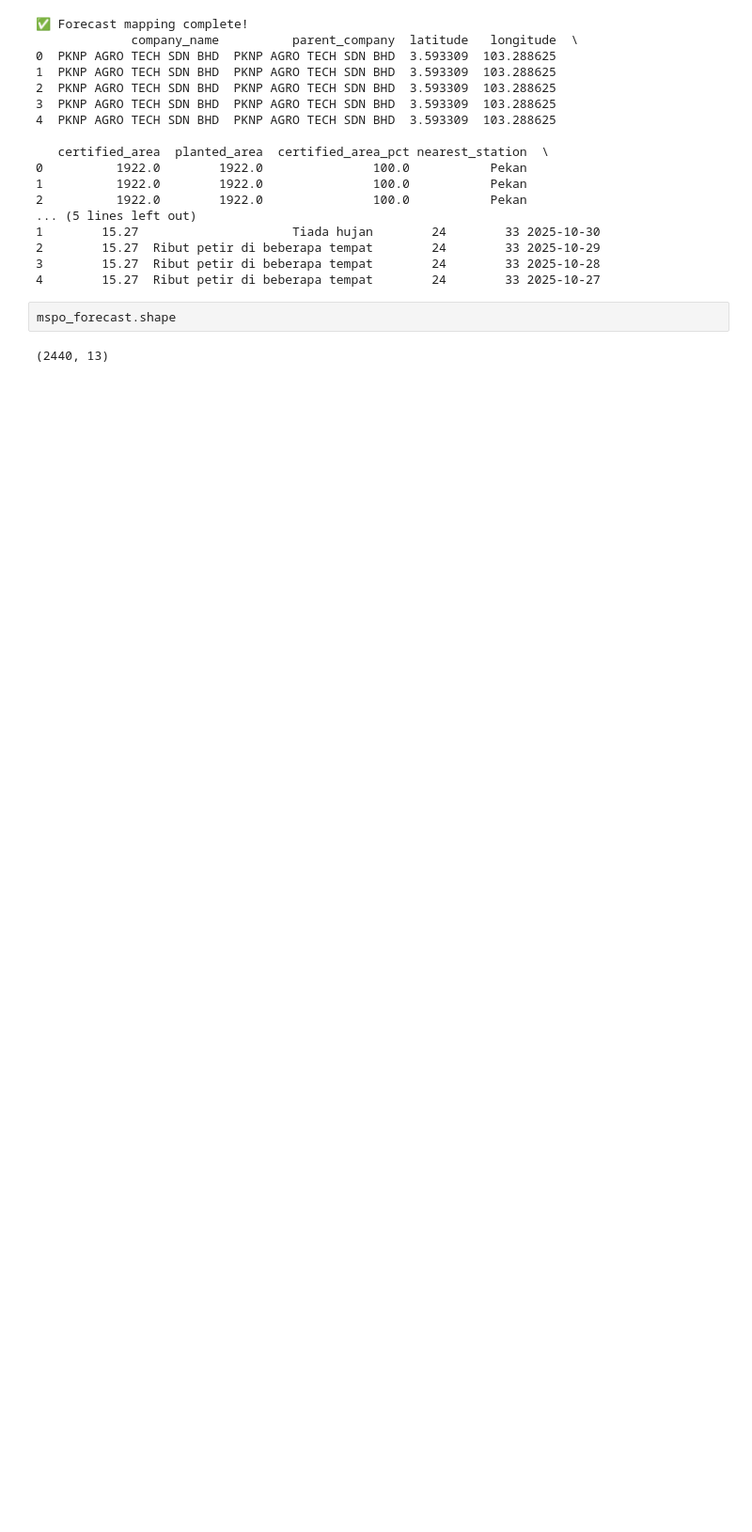
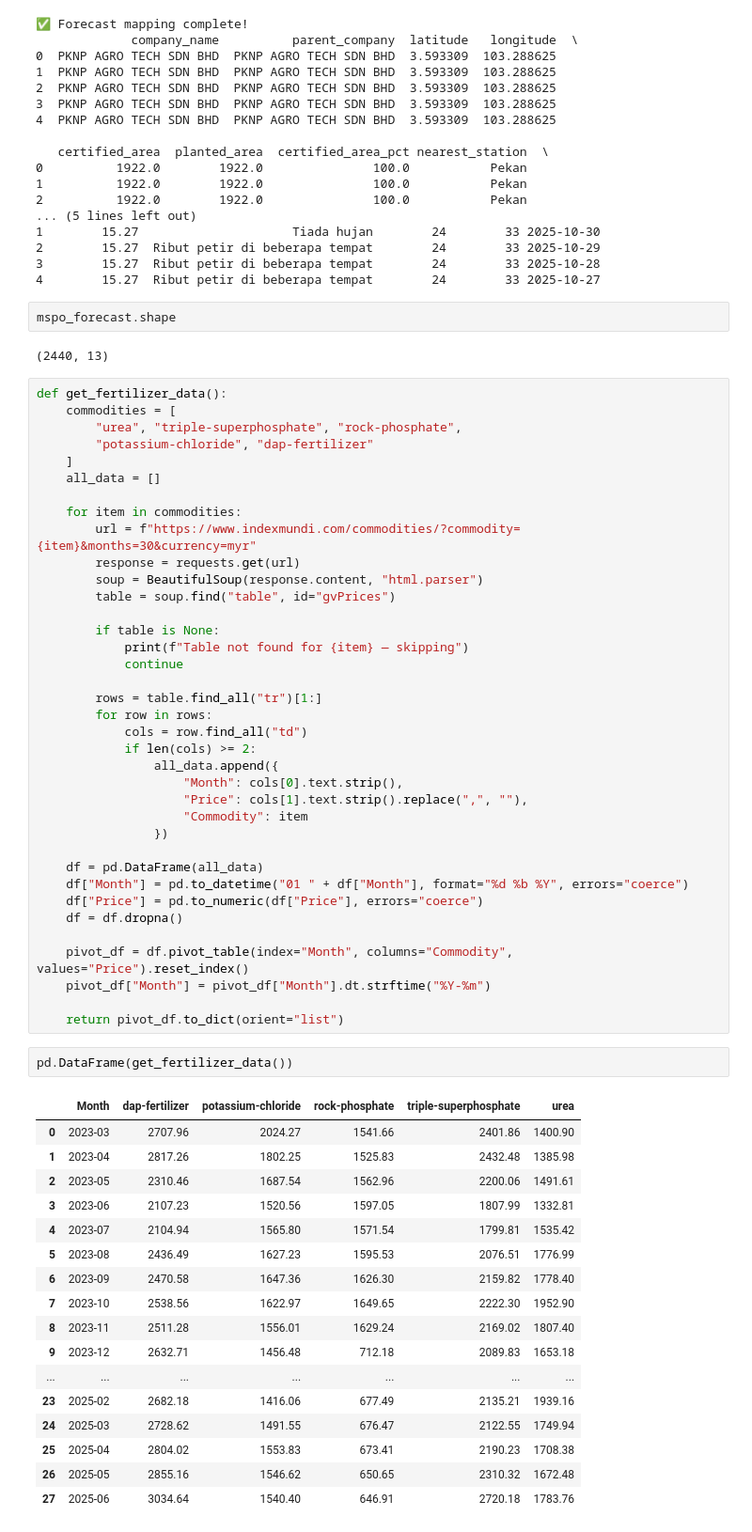
Before and after one commit to derrickgzq/bursa-palmai-v3, a Jupyter notebook: backend/test.ipynb, the cells around one changed output. Shown: that part at 94% size. Drawn from its saved outputs; the diff is of its cells as text; blank space fills up the shorter version.

```diff
--- a/backend/test.ipynb
+++ b/backend/test.ipynb
@@ -359,3 +361,60 @@ print(mspo_forecast.head())
 mspo_forecast.shape
 # %% [output]
 (2440, 13)
+# %%
+def get_fertilizer_data():
+    commodities = [
+        "urea", "triple-superphosphate", "rock-phosphate",
+        "potassium-chloride", "dap-fertilizer"
+    ]
+    all_data = []
+
+    for item in commodities:
+        url = f"https://www.indexmundi.com/commodities/?commodity={item}&months=30&currency=myr"
+        response = requests.get(url)
+        soup = BeautifulSoup(response.content, "html.parser")
+        table = soup.find("table", id="gvPrices")
+
+        if table is None:
+            print(f"Table not found for {item} — skipping")
+            continue
+
+        rows = table.find_all("tr")[1:]
+        for row in rows:
+            cols = row.find_all("td")
+            if len(cols) >= 2:
+                all_data.append({
+                    "Month": cols[0].text.strip(),
+                    "Price": cols[1].text.strip().replace(",", ""),
+                    "Commodity": item
+                })
+
+    df = pd.DataFrame(all_data)
+    df["Month"] = pd.to_datetime("01 " + df["Month"], format="%d %b %Y", errors="coerce")
+    df["Price"] = pd.to_numeric(df["Price"], errors="coerce")
+    df = df.dropna()
+
+    pivot_df = df.pivot_table(index="Month", columns="Commodity", values="Price").reset_index()
+    pivot_df["Month"] = pivot_df["Month"].dt.strftime("%Y-%m")
+
+    return pivot_df.to_dict(orient="list")
+# %%
+pd.DataFrame(get_fertilizer_data())
+# %% [output]
+|  | Month | dap-fertilizer | potassium-chloride | rock-phosphate | triple-superphosphate | urea |
+| 0 | 2023-03 | 2707.96 | 2024.27 | 1541.66 | 2401.86 | 1400.90 |
+| 1 | 2023-04 | 2817.26 | 1802.25 | 1525.83 | 2432.48 | 1385.98 |
+| 2 | 2023-05 | 2310.46 | 1687.54 | 1562.96 | 2200.06 | 1491.61 |
+| 3 | 2023-06 | 2107.23 | 1520.56 | 1597.05 | 1807.99 | 1332.81 |
+| 4 | 2023-07 | 2104.94 | 1565.80 | 1571.54 | 1799.81 | 1535.42 |
+| 5 | 2023-08 | 2436.49 | 1627.23 | 1595.53 | 2076.51 | 1776.99 |
+| 6 | 2023-09 | 2470.58 | 1647.36 | 1626.30 | 2159.82 | 1778.40 |
+| 7 | 2023-10 | 2538.56 | 1622.97 | 1649.65 | 2222.30 | 1952.90 |
+| 8 | 2023-11 | 2511.28 | 1556.01 | 1629.24 | 2169.02 | 1807.40 |
+| 9 | 2023-12 | 2632.71 | 1456.48 | 712.18 | 2089.83 | 1653.18 |
+| ... | ... | ... | ... | ... | ... | ... |
+| 23 | 2025-02 | 2682.18 | 1416.06 | 677.49 | 2135.21 | 1939.16 |
+| 24 | 2025-03 | 2728.62 | 1491.55 | 676.47 | 2122.55 | 1749.94 |
+| 25 | 2025-04 | 2804.02 | 1553.83 | 673.41 | 2190.23 | 1708.38 |
+| 26 | 2025-05 | 2855.16 | 1546.62 | 650.65 | 2310.32 | 1672.48 |
+| 27 | 2025-06 | 3034.64 | 1540.40 | 646.91 | 2720.18 | 1783.76 |
```
Also changed, not shown: parts of 1 cell of this notebook, 6 other files.
